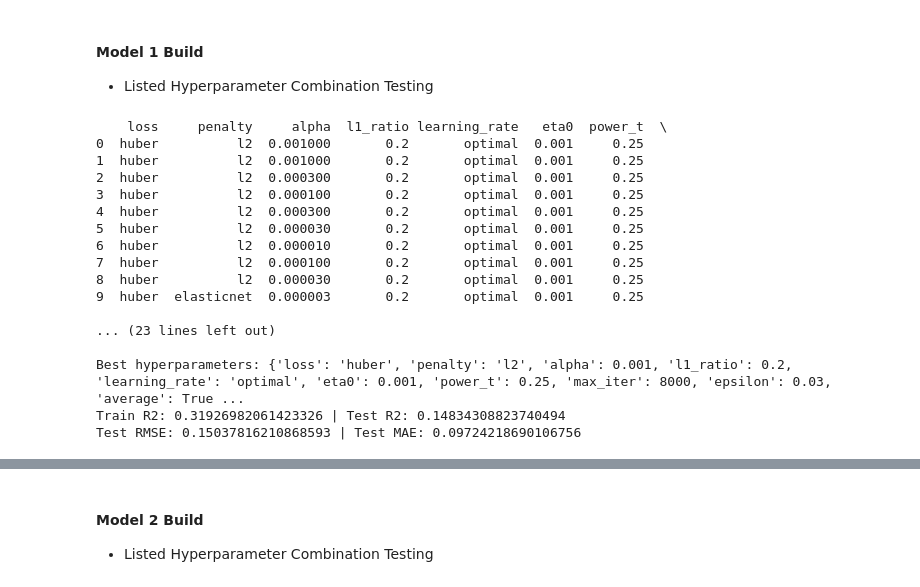
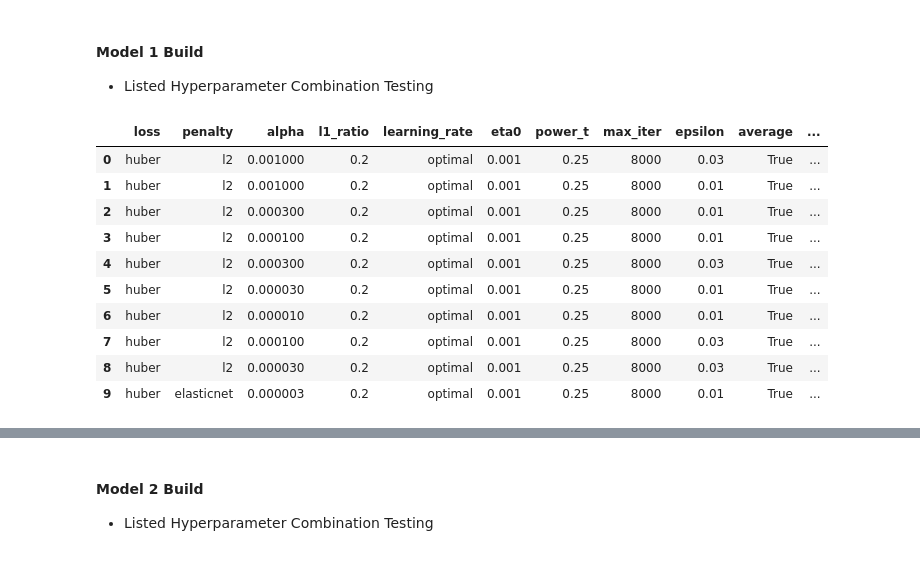
Before and after one commit to vaipos/CS4372_HW1, a Jupyter notebook: MainCode.ipynb, the cells around one changed output, grey strips where cells are left out. Drawn from its saved outputs; the diff is of its cells as text; code cells hidden in the pictures.

```diff
--- a/MainCode.ipynb
+++ b/MainCode.ipynb
@@ -254,10 +254,22 @@ for combo in product(*vals):
                  "cv_mean_RMSE": float(np.mean(cv_rmse)),
                  "cv_mean_MAE": float(np.mean(cv_mae)),
                  "cv_mean_train_R2": float(np.mean(cv_tr))})
+# %%
+res = pd.DataFrame(rows).sort_values(by=["cv_mean_R2","cv_mean_RMSE"], ascending=[False, True]).reset_index(drop=True)
+res.head(10)[["loss","penalty","alpha","l1_ratio","learning_rate","eta0","power_t","max_iter","epsilon","average","cv_mean_R2","cv_mean_RMSE","cv_mean_MAE","cv_mean_train_R2"]]
+# %% [output]
+|  | loss | penalty | alpha | l1_ratio | learning_rate | eta0 | power_t | max_iter | epsilon | average | ... |
+| 0 | huber | l2 | 0.001000 | 0.2 | optimal | 0.001 | 0.25 | 8000 | 0.03 | True | ... |
+| 1 | huber | l2 | 0.001000 | 0.2 | optimal | 0.001 | 0.25 | 8000 | 0.01 | True | ... |
+| 2 | huber | l2 | 0.000300 | 0.2 | optimal | 0.001 | 0.25 | 8000 | 0.01 | True | ... |
+| 3 | huber | l2 | 0.000100 | 0.2 | optimal | 0.001 | 0.25 | 8000 | 0.01 | True | ... |
+| 4 | huber | l2 | 0.000300 | 0.2 | optimal | 0.001 | 0.25 | 8000 | 0.03 | True | ... |
+| 5 | huber | l2 | 0.000030 | 0.2 | optimal | 0.001 | 0.25 | 8000 | 0.01 | True | ... |
+| 6 | huber | l2 | 0.000010 | 0.2 | optimal | 0.001 | 0.25 | 8000 | 0.01 | True | ... |
+| 7 | huber | l2 | 0.000100 | 0.2 | optimal | 0.001 | 0.25 | 8000 | 0.03 | True | ... |
+| 8 | huber | l2 | 0.000030 | 0.2 | optimal | 0.001 | 0.25 | 8000 | 0.03 | True | ... |
+| 9 | huber | elasticnet | 0.000003 | 0.2 | optimal | 0.001 | 0.25 | 8000 | 0.01 | True | ... |
 # %%
-res = pd.DataFrame(rows).sort_values(by=["cv_mean_R2","cv_mean_RMSE"], ascending=[False, True]).reset_index(drop=True)
-print(res.head(10)[["loss","penalty","alpha","l1_ratio","learning_rate","eta0","power_t","max_iter","epsilon","average","cv_mean_R2","cv_mean_RMSE","cv_mean_MAE","cv_mean_train_R2"]])
-
 best = res.iloc[0].to_dict()
 final_reg = SGDRegressor(
     loss=best["loss"], penalty=best["penalty"], alpha=float(best["alpha"]),
@@ -272,25 +284,3 @@ final_model.fit(X_tr_pre, y_tr)
 
 ytr_pred = final_model.predict(X_tr_pre)
 yte_pred = final_model.predict(X_te_pre)
-
-print("\nBest hyperparameters:", {k: best[k] for k in ["loss","penalty","alpha","l1_ratio","learning_rate","eta0","power_t","max_iter","epsilon","average"]})
-print("Train R2:", r2_score(y_tr, ytr_pred), "| Test R2:", r2_score(y_te, yte_pred))
-print("Test RMSE:", rmse(y_te, yte_pred), "| Test MAE:", mean_absolute_error(y_te, yte_pred))
-# %% [output]
-    loss     penalty     alpha  l1_ratio learning_rate   eta0  power_t  \
-0  huber          l2  0.001000       0.2       optimal  0.001     0.25
-1  huber          l2  0.001000       0.2       optimal  0.001     0.25
-2  huber          l2  0.000300       0.2       optimal  0.001     0.25
-3  huber          l2  0.000100       0.2       optimal  0.001     0.25
-4  huber          l2  0.000300       0.2       optimal  0.001     0.25
-5  huber          l2  0.000030       0.2       optimal  0.001     0.25
-6  huber          l2  0.000010       0.2       optimal  0.001     0.25
-7  huber          l2  0.000100       0.2       optimal  0.001     0.25
-8  huber          l2  0.000030       0.2       optimal  0.001     0.25
-9  huber  elasticnet  0.000003       0.2       optimal  0.001     0.25
-
-... (23 lines left out)
-
-Best hyperparameters: {'loss': 'huber', 'penalty': 'l2', 'alpha': 0.001, 'l1_ratio': 0.2, 'learning_rate': 'optimal', 'eta0': 0.001, 'power_t': 0.25, 'max_iter': 8000, 'epsilon': 0.03, 'average': True ...
-Train R2: 0.31926982061423326 | Test R2: 0.14834308823740494
-Test RMSE: 0.15037816210868593 | Test MAE: 0.09724218690106756
```
Also changed, not shown: parts of 6 cells of this notebook, 5 other files.
